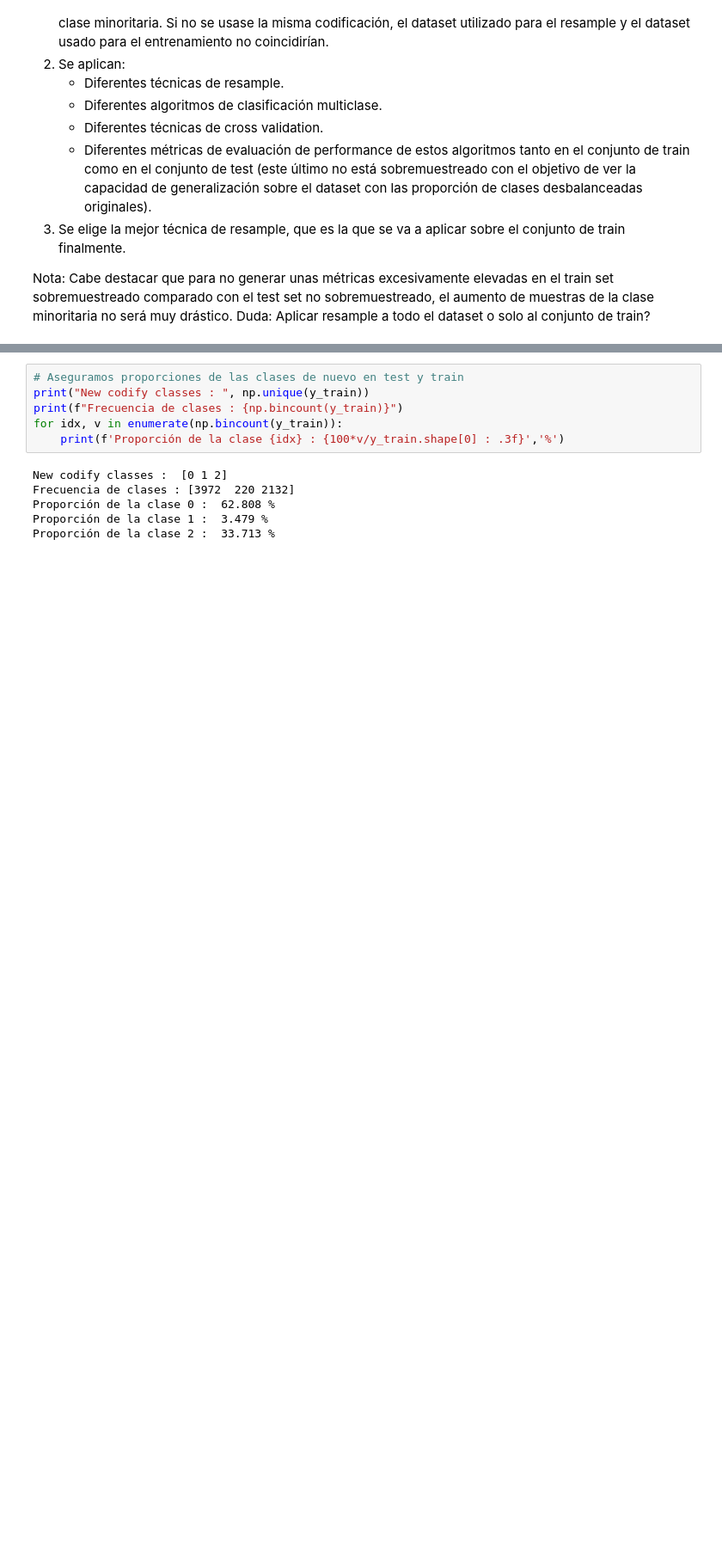
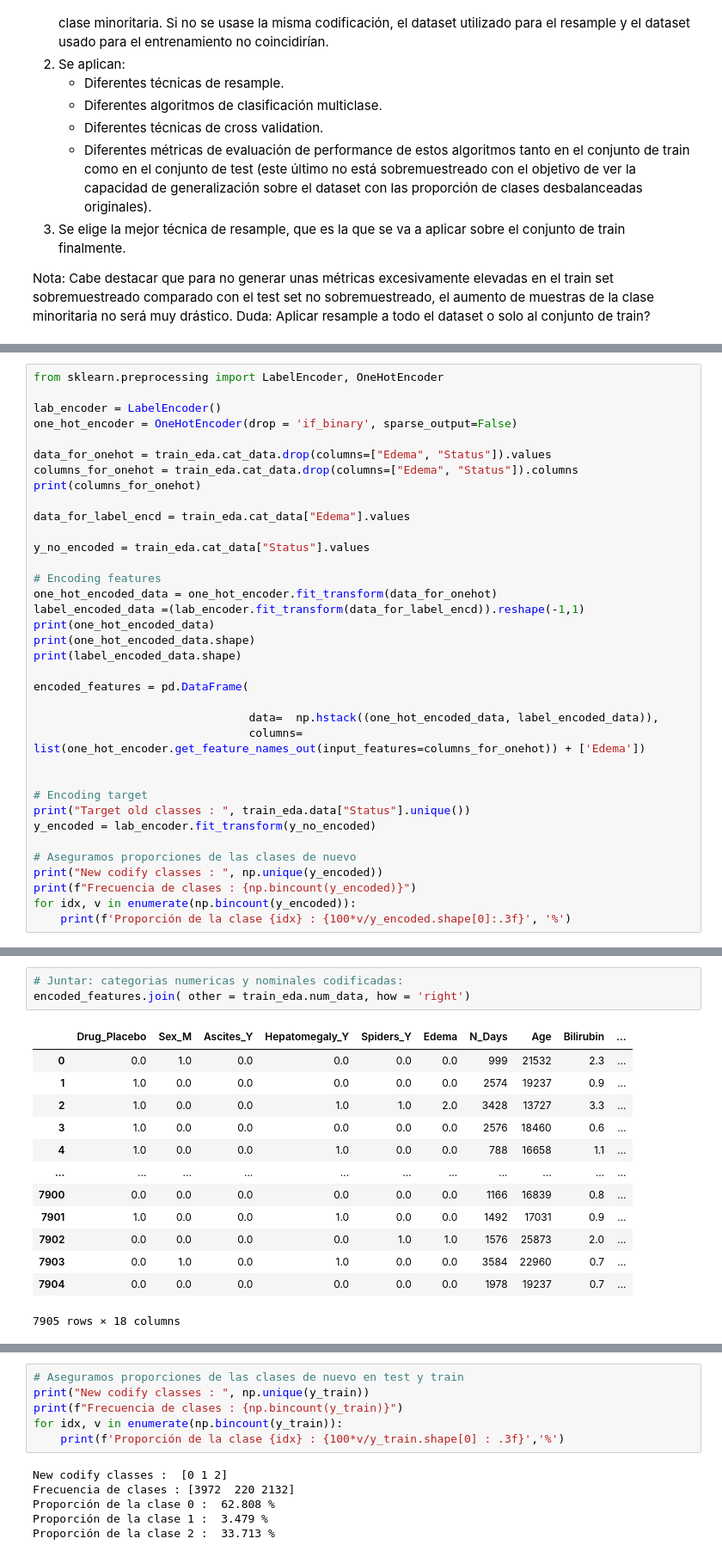
Before and after one commit to kokeitor/Multi-ClassPredictionCirrhosis, a Jupyter notebook: main.ipynb, the cells around one changed output, grey strips where cells are left out. Shown at 86% size. Drawn from its saved outputs; the diff is of its cells as text; blank space fills up the shorter version.

```diff
--- a/main.ipynb
+++ b/main.ipynb
@@ -207,2 +162,38 @@ for idx, v in enumerate(np.bincount(y_encoded)):
 # %% [output]
 TypeError: LabelEncoder.fit_transform() takes 2 positional arguments but 3 were given
+# %%
+from sklearn.preprocessing import LabelEncoder, OneHotEncoder
+
+lab_encoder = LabelEncoder()
+one_hot_encoder = OneHotEncoder(drop = 'if_binary', sparse_output=False)
+
+data_for_onehot = train_eda.cat_data.drop(columns=["Edema", "Status"]).values
+columns_for_onehot = train_eda.cat_data.drop(columns=["Edema", "Status"]).columns
+print(columns_for_onehot)
+
+data_for_label_encd = train_eda.cat_data["Edema"].values
+
+y_no_encoded = train_eda.cat_data["Status"].values
+
+# Encoding features
+one_hot_encoded_data = one_hot_encoder.fit_transform(data_for_onehot)
+label_encoded_data =(lab_encoder.fit_transform(data_for_label_encd)).reshape(-1,1)
+print(one_hot_encoded_data)
+print(one_hot_encoded_data.shape)
+print(label_encoded_data.shape)
+
+encoded_features = pd.DataFrame(
+
+                                data=  np.hstack((one_hot_encoded_data, label_encoded_data)),
+                                columns= list(one_hot_encoder.get_feature_names_out(input_features=columns_for_onehot)) + ['Edema'])
+
+
+# Encoding target
+print("Target old classes : ", train_eda.data["Status"].unique())
+y_encoded = lab_encoder.fit_transform(y_no_encoded)
+
+# Aseguramos proporciones de las clases de nuevo
+print("New codify classes : ", np.unique(y_encoded))
+print(f"Frecuencia de clases : {np.bincount(y_encoded)}")
+for idx, v in enumerate(np.bincount(y_encoded)):
+    print(f'Proporción de la clase {idx} : {100*v/y_encoded.shape[0]:.3f}', '%')
@@ -208,0 +234,17 @@ TypeError: LabelEncoder.fit_transform() takes 2 positional arguments but 3 were
+# %%
+# Juntar: categorias numericas y nominales codificadas:
+encoded_features.join( other = train_eda.num_data, how = 'right')
+# %% [output]
+|  | Drug_Placebo | Sex_M | Ascites_Y | Hepatomegaly_Y | Spiders_Y | Edema | N_Days | Age | Bilirubin | ... |
+| 0 | 0.0 | 1.0 | 0.0 | 0.0 | 0.0 | 0.0 | 999 | 21532 | 2.3 | ... |
+| 1 | 1.0 | 0.0 | 0.0 | 0.0 | 0.0 | 0.0 | 2574 | 19237 | 0.9 | ... |
+| 2 | 1.0 | 0.0 | 0.0 | 1.0 | 1.0 | 2.0 | 3428 | 13727 | 3.3 | ... |
+| 3 | 1.0 | 0.0 | 0.0 | 0.0 | 0.0 | 0.0 | 2576 | 18460 | 0.6 | ... |
+| 4 | 1.0 | 0.0 | 0.0 | 1.0 | 0.0 | 0.0 | 788 | 16658 | 1.1 | ... |
+| ... | ... | ... | ... | ... | ... | ... | ... | ... | ... | ... |
+| 7900 | 0.0 | 0.0 | 0.0 | 0.0 | 0.0 | 0.0 | 1166 | 16839 | 0.8 | ... |
+| 7901 | 1.0 | 0.0 | 0.0 | 1.0 | 0.0 | 0.0 | 1492 | 17031 | 0.9 | ... |
+| 7902 | 0.0 | 0.0 | 0.0 | 0.0 | 1.0 | 1.0 | 1576 | 25873 | 2.0 | ... |
+| 7903 | 0.0 | 1.0 | 0.0 | 1.0 | 0.0 | 0.0 | 3584 | 22960 | 0.7 | ... |
+| 7904 | 0.0 | 0.0 | 0.0 | 0.0 | 0.0 | 0.0 | 1978 | 19237 | 0.7 | ... |
+7905 rows × 18 columns
```
Also changed, not shown: parts of 13 cells of this notebook.
